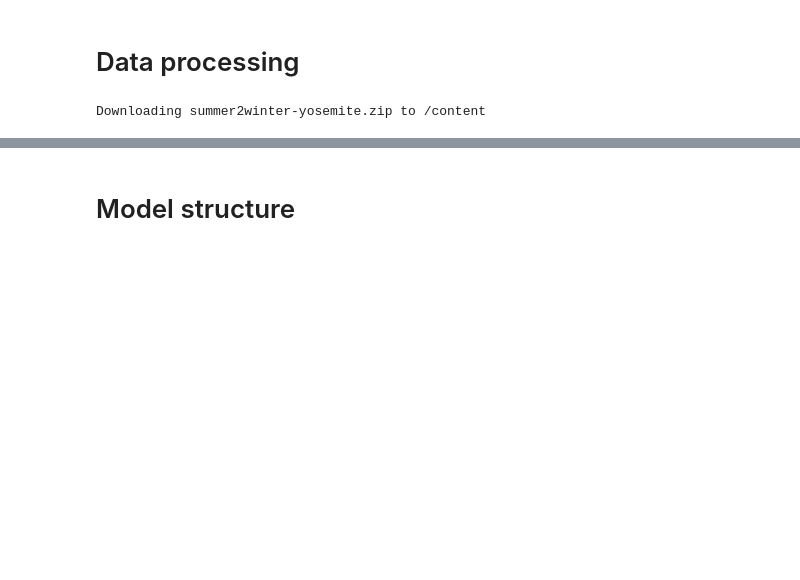
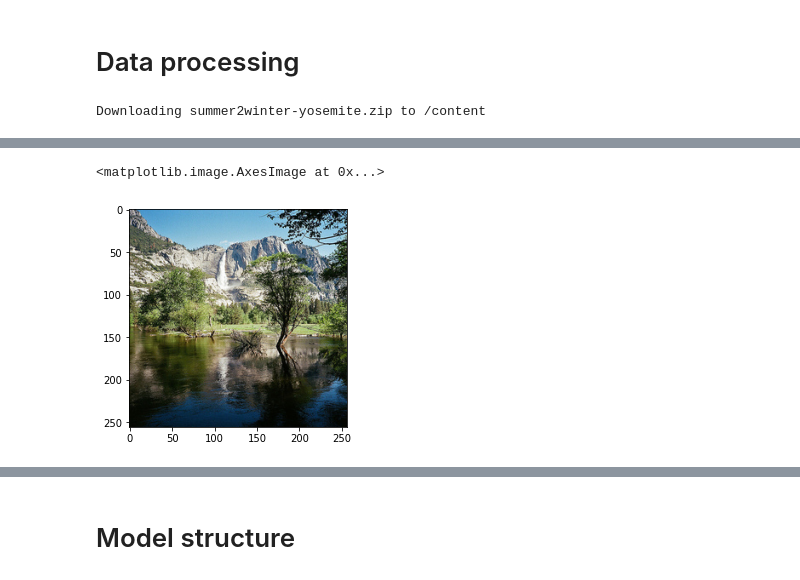
Before and after one commit to IOBananaOI/ImageQualityImprover, a Jupyter notebook: main.ipynb, the cells around one changed output, grey strips where cells are left out. Drawn from its saved outputs; the diff is of its cells as text; code cells hidden in the pictures; blank space fills up the shorter version.

```diff
--- a/main.ipynb
+++ b/main.ipynb
@@ -68,5 +81,11 @@ class HrLrImages(Dataset):
 # %%
 dataset = HrLrImages(transform=ToTensor())
+# %%
+img = io.imread("/content/imgs/trainA/1230.jpg")
+plt.imshow(img.squeeze())
+# %% [output]
+<matplotlib.image.AxesImage at 0x...>
+[figure, added]
 # %%
 len(dataset)
 # %% [output]
```
Also changed, not shown: parts of 18 cells of this notebook.
